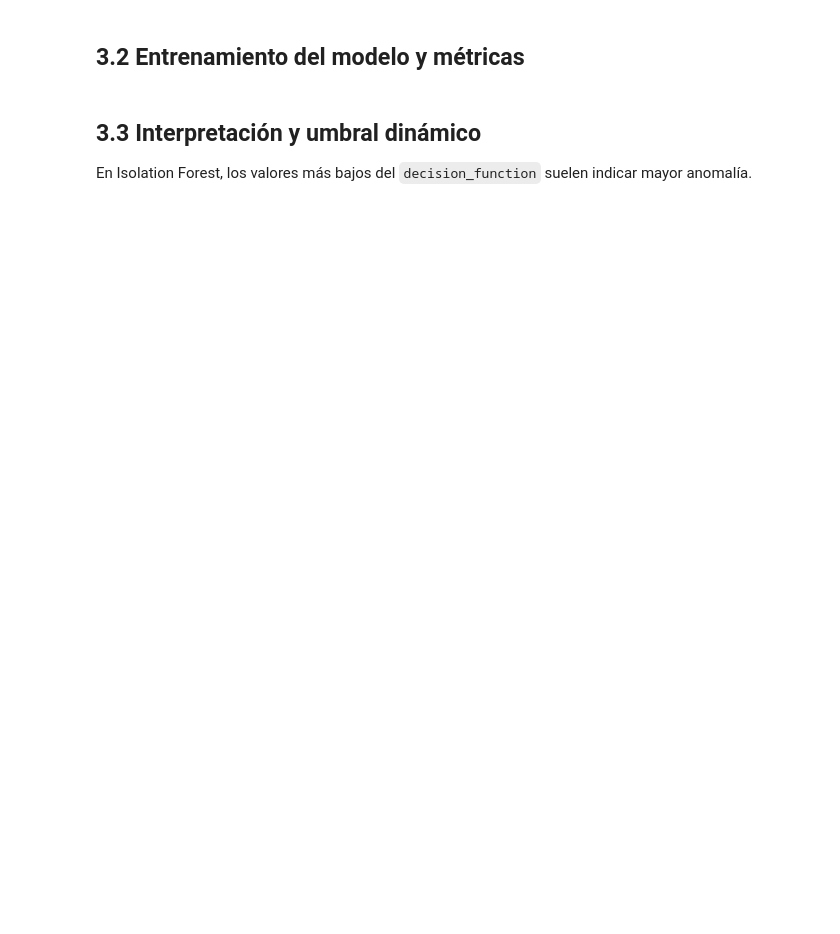
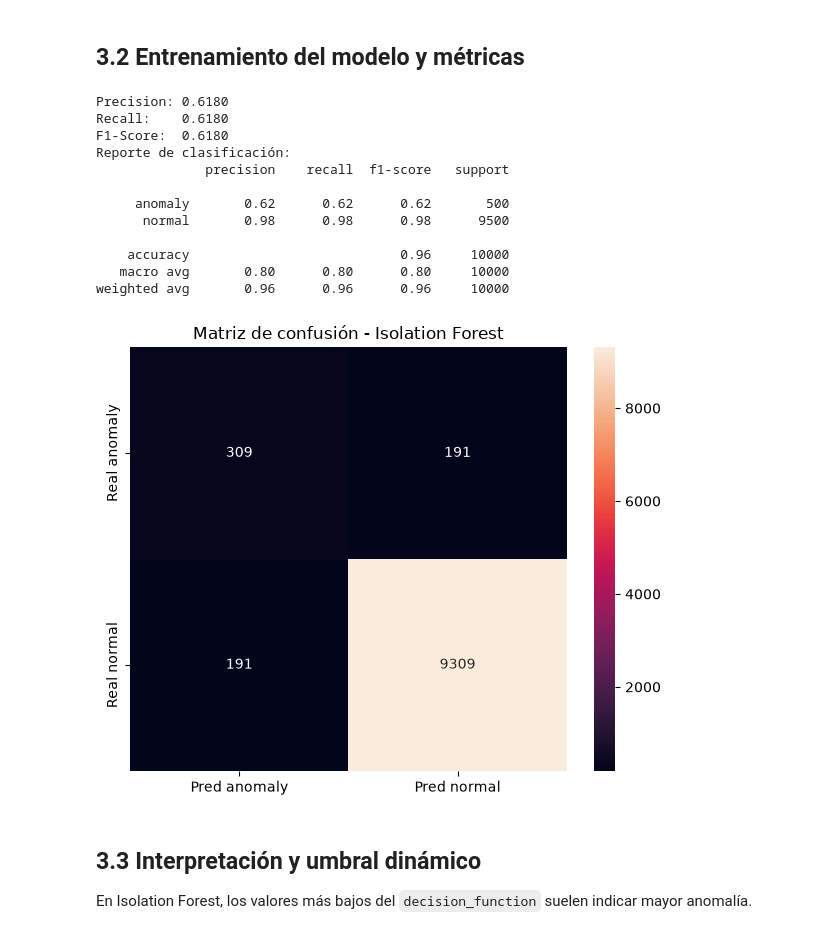
Before and after one commit to yucradavid/examen-practico-yucra-mamani, a Jupyter notebook: lab3/deteccion_anomalias.ipynb, the cells around one changed output. Cells and saved outputs as stored; diff of their text form; code cells hidden in the pictures; blank space fills up the shorter version.

```diff
--- a/lab3/deteccion_anomalias.ipynb
+++ b/lab3/deteccion_anomalias.ipynb
@@ -98,35 +141,48 @@ print('Matriz normalizada:', X_scaled.shape)
 # %%
 # Entrenamiento sin usar label
 model = IsolationForest(contamination=0.05, n_estimators=100, random_state=42)
 model.fit(X_scaled)
 
 pred = model.predict(X_scaled)  # -1 = anomalía, 1 = normal
 
 # Validación con label solo después del entrenamiento
 label_map = {'anomaly': -1, 'normal': 1, 'anomalia': -1, 'normal': 1}
 y_true = work['label'].astype(str).str.lower().map(label_map)
 if y_true.isna().any():
     print('Advertencia: existen labels no reconocidos. Valores:', work['label'].unique())
     y_true = y_true.fillna(1)
 y_true = y_true.astype(int)
 
 precision = precision_score(y_true, pred, pos_label=-1, zero_division=0)
 recall = recall_score(y_true, pred, pos_label=-1, zero_division=0)
 f1 = f1_score(y_true, pred, pos_label=-1, zero_division=0)
 
 print(f'Precision: {precision:.4f}')
 print(f'Recall:    {recall:.4f}')
 print(f'F1-Score:  {f1:.4f}')
-print('
-Reporte de clasificación:')
+print('Reporte de clasificación:')
 print(classification_report(y_true, pred, labels=[-1,1], target_names=['anomaly','normal'], zero_division=0))
 
 cm = confusion_matrix(y_true, pred, labels=[-1, 1])
 plt.figure(figsize=(6,5))
 sns.heatmap(cm, annot=True, fmt='d', xticklabels=['Pred anomaly','Pred normal'], yticklabels=['Real anomaly','Real normal'])
 plt.title('Matriz de confusión - Isolation Forest')
 plt.tight_layout()
 plt.show()
+# %% [output]
+Precision: 0.6180
+Recall:    0.6180
+F1-Score:  0.6180
+Reporte de clasificación:
+              precision    recall  f1-score   support
+
+     anomaly       0.62      0.62      0.62       500
+      normal       0.98      0.98      0.98      9500
+
+    accuracy                           0.96     10000
+   macro avg       0.80      0.80      0.80     10000
+weighted avg       0.96      0.96      0.96     10000
+[figure, added]
 # %% [markdown]
 ## 3.3 Interpretación y umbral dinámico
 
```
Also changed, not shown: parts of 8 cells of this notebook, 1 other file.
